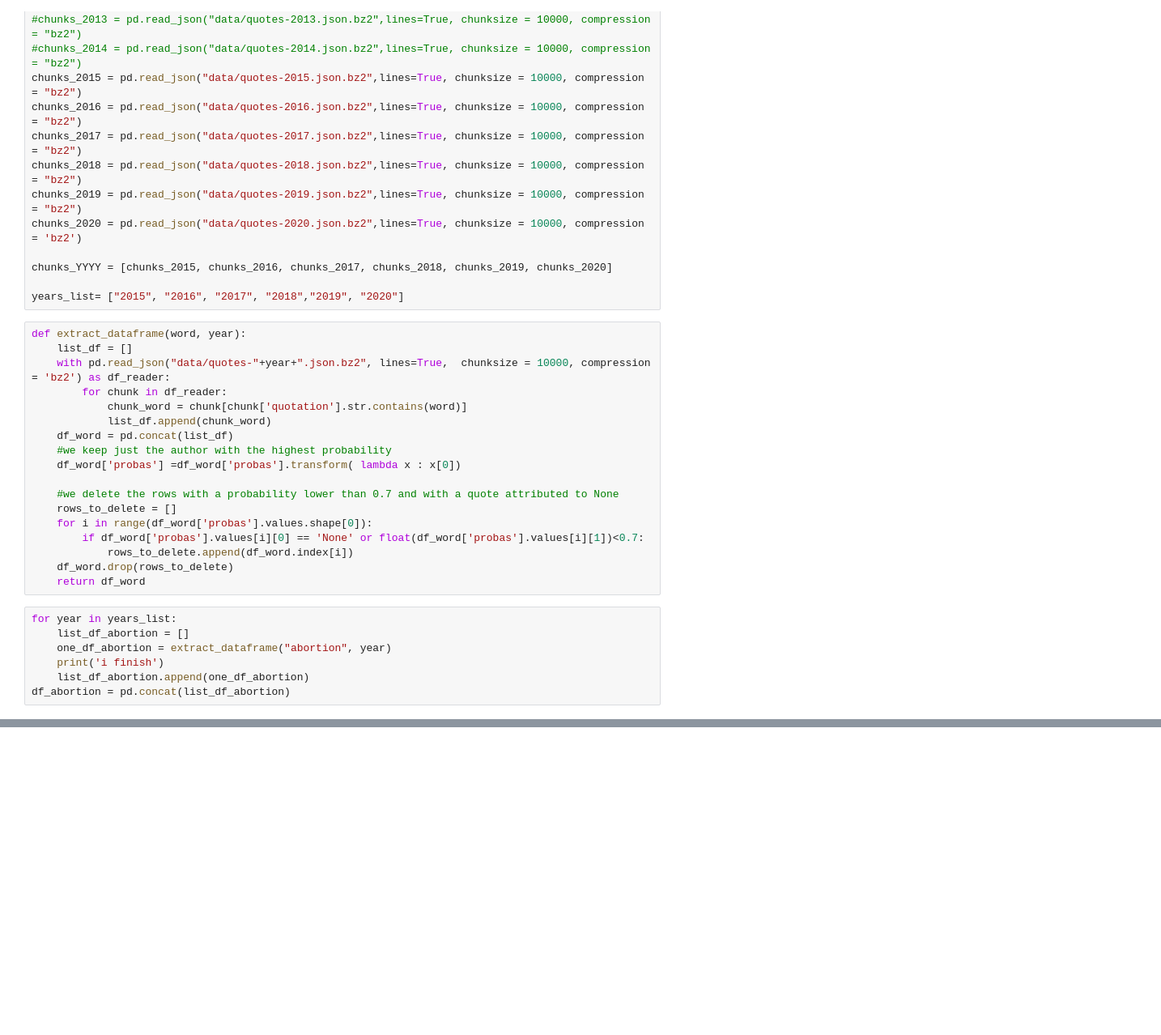
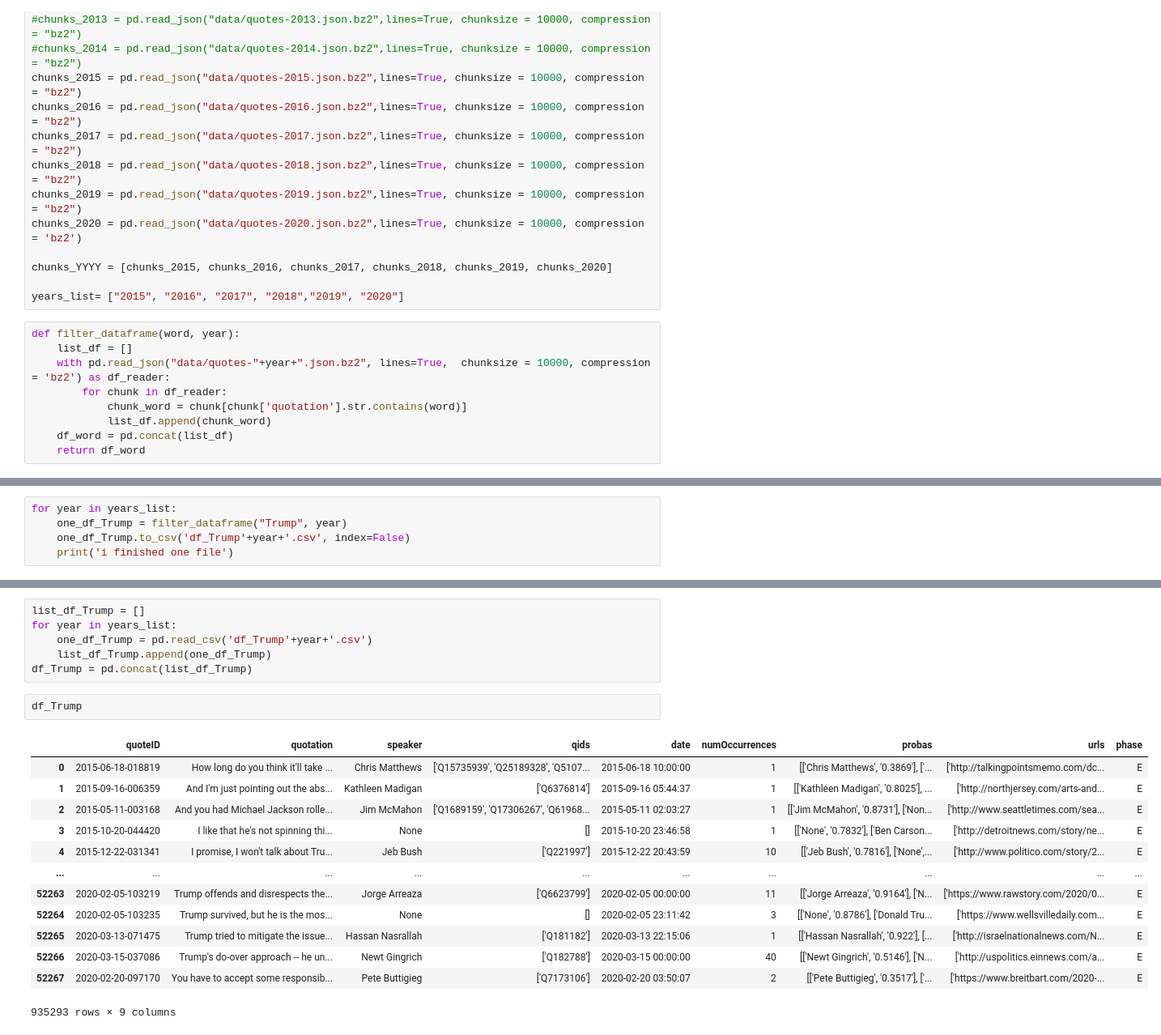
Before and after one commit to lucarossi9/Applied-Data-Analysis-project, a Jupyter notebook: luca.ipynb, the cells around one changed output, grey strips where cells are left out. Shown at 81% size. Cells and saved outputs as stored; diff of their text form; blank space fills up the shorter version.

```diff
--- a/luca.ipynb
+++ b/luca.ipynb
@@ -37,27 +38,11 @@ chunks_YYYY = [chunks_2015, chunks_2016, chunks_2017, chunks_2018, chunks_2019,
 
 years_list= ["2015", "2016", "2017", "2018","2019", "2020"]
 # %%
-def extract_dataframe(word, year):
+def filter_dataframe(word, year):
     list_df = []
     with pd.read_json("data/quotes-"+year+".json.bz2", lines=True,  chunksize = 10000, compression = 'bz2') as df_reader:
         for chunk in df_reader:
             chunk_word = chunk[chunk['quotation'].str.contains(word)]
             list_df.append(chunk_word)
     df_word = pd.concat(list_df)
-    #we keep just the author with the highest probability
-    df_word['probas'] =df_word['probas'].transform( lambda x : x[0])
-
-    #we delete the rows with a probability lower than 0.7 and with a quote attributed to None
-    rows_to_delete = []
-    for i in range(df_word['probas'].values.shape[0]):
-        if df_word['probas'].values[i][0] == 'None' or float(df_word['probas'].values[i][1])<0.7:
-            rows_to_delete.append(df_word.index[i])
-    df_word.drop(rows_to_delete)
     return df_word
-# %%
-for year in years_list:
-    list_df_abortion = []
-    one_df_abortion = extract_dataframe("abortion", year)
-    print('i finish')
-    list_df_abortion.append(one_df_abortion)
-df_abortion = pd.concat(list_df_abortion)
@@ -113,0 +56,5 @@ df_abortion
+# %%
+for year in years_list:
+    one_df_Trump = filter_dataframe("Trump", year)
+    one_df_Trump.to_csv('df_Trump'+year+'.csv', index=False)
+    print('i finished one file')
@@ -114,2 +82,24 @@ df_abortion
+# %%
+list_df_Trump = []
+for year in years_list:
+    one_df_Trump = pd.read_csv('df_Trump'+year+'.csv')
+    list_df_Trump.append(one_df_Trump)
+df_Trump = pd.concat(list_df_Trump)
+# %%
+df_Trump
+# %% [output]
+|  | quoteID | quotation | speaker | qids | date | numOccurrences | probas | urls | phase |
+| 0 | 2015-06-18-018819 | How long do you think it'll take ... | Chris Matthews | ['Q15735939', 'Q25189328', 'Q5107... | 2015-06-18 10:00:00 | 1 | [['Chris Matthews', '0.3869'], ['... | ['http://talkingpointsmemo.com/dc... | E |
+| 1 | 2015-09-16-006359 | And I'm just pointing out the abs... | Kathleen Madigan | ['Q6376814'] | 2015-09-16 05:44:37 | 1 | [['Kathleen Madigan', '0.8025'], ... | ['http://northjersey.com/arts-and... | E |
+| 2 | 2015-05-11-003168 | And you had Michael Jackson rolle... | Jim McMahon | ['Q1689159', 'Q17306267', 'Q61968... | 2015-05-11 02:03:27 | 1 | [['Jim McMahon', '0.8731'], ['Non... | ['http://www.seattletimes.com/sea... | E |
+| 3 | 2015-10-20-044420 | I like that he's not spinning thi... | None | [] | 2015-10-20 23:46:58 | 1 | [['None', '0.7832'], ['Ben Carson... | ['http://detroitnews.com/story/ne... | E |
+| 4 | 2015-12-22-031341 | I promise, I won't talk about Tru... | Jeb Bush | ['Q221997'] | 2015-12-22 20:43:59 | 10 | [['Jeb Bush', '0.7816'], ['None',... | ['http://www.politico.com/story/2... | E |
+| ... | ... | ... | ... | ... | ... | ... | ... | ... | ... |
+| 52263 | 2020-02-05-103219 | Trump offends and disrespects the... | Jorge Arreaza | ['Q6623799'] | 2020-02-05 00:00:00 | 11 | [['Jorge Arreaza', '0.9164'], ['N... | ['https://www.rawstory.com/2020/0... | E |
+| 52264 | 2020-02-05-103235 | Trump survived, but he is the mos... | None | [] | 2020-02-05 23:11:42 | 3 | [['None', '0.8786'], ['Donald Tru... | ['https://www.wellsvilledaily.com... | E |
+| 52265 | 2020-03-13-071475 | Trump tried to mitigate the issue... | Hassan Nasrallah | ['Q181182'] | 2020-03-13 22:15:06 | 1 | [['Hassan Nasrallah', '0.922'], [... | ['http://israelnationalnews.com/N... | E |
+| 52266 | 2020-03-15-037086 | Trump's do-over approach -- he un... | Newt Gingrich | ['Q182788'] | 2020-03-15 00:00:00 | 40 | [['Newt Gingrich', '0.5146'], ['N... | ['http://uspolitics.einnews.com/a... | E |
+| 52267 | 2020-02-20-097170 | You have to accept some responsib... | Pete Buttigieg | ['Q7173106'] | 2020-02-20 03:50:07 | 2 | [['Pete Buttigieg', '0.3517'], ['... | ['https://www.breitbart.com/2020-... | E |
+935293 rows × 9 columns
 # %%
 # we save it (checkpoint)
```
Also changed, not shown: parts of 30 cells of this notebook.
